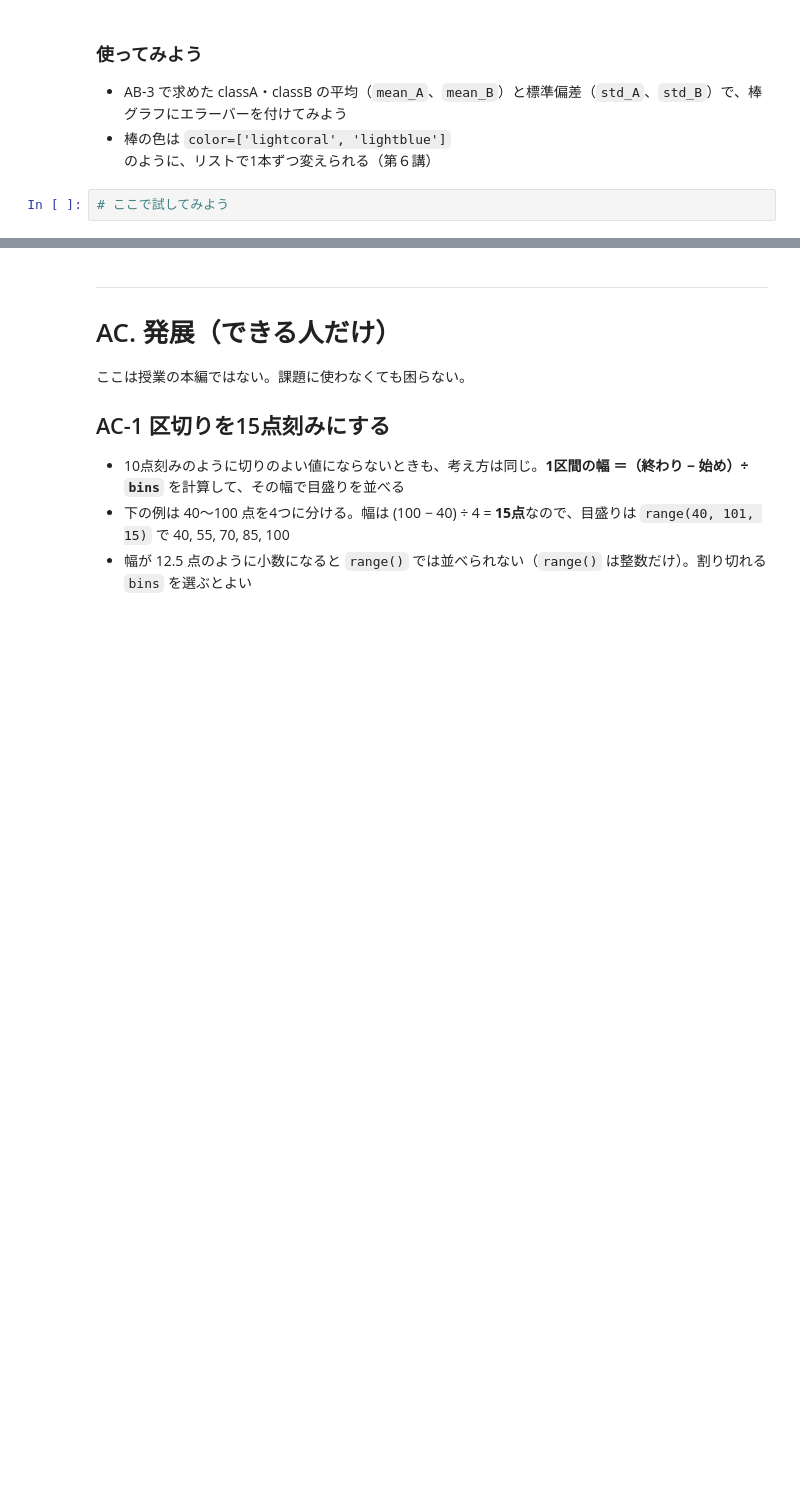
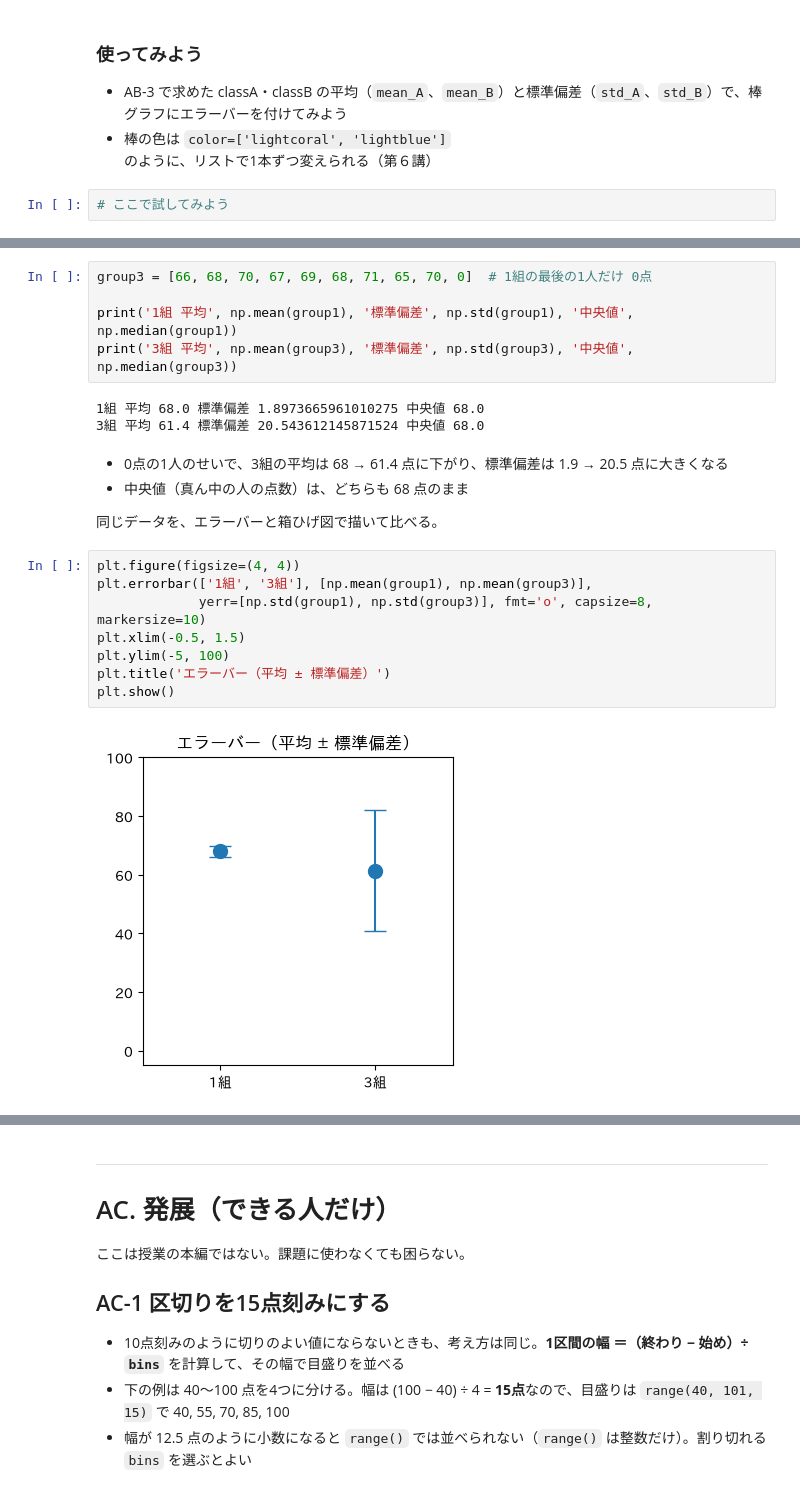
Before and after one commit to CreativeStudies-NGT/lectures, a Jupyter notebook: dsa/DSA2026_第９講_ヒストグラム_エラーバー.ipynb, the cells around one changed output, grey strips where cells are left out. Saved outputs shown, nothing was run; the diff lists cells and outputs as text; blank space fills up the shorter version.

Commit message:
Add errorbar vs boxplot comparison and errorbar reading notes to DSA2026 lecture 9 notebook
Co-Authored-By: Claude Opus 5.5 <noreply@anthropic.com>

```diff
--- a/dsa/DSA2026_第９講_ヒストグラム_エラーバー.ipynb
+++ b/dsa/DSA2026_第９講_ヒストグラム_エラーバー.ipynb
@@ -554,0 +569,23 @@ plt.show()
+# %%
+group3 = [66, 68, 70, 67, 69, 68, 71, 65, 70, 0]  # 1組の最後の1人だけ 0点
+
+print('1組 平均', np.mean(group1), '標準偏差', np.std(group1), '中央値', np.median(group1))
+print('3組 平均', np.mean(group3), '標準偏差', np.std(group3), '中央値', np.median(group3))
+# %% [output]
+1組 平均 68.0 標準偏差 1.8973665961010275 中央値 68.0
+3組 平均 61.4 標準偏差 20.543612145871524 中央値 68.0
+# %% [markdown]
+- 0点の1人のせいで、3組の平均は 68 → 61.4 点に下がり、標準偏差は 1.9 → 20.5 点に大きくなる
+- 中央値（真ん中の人の点数）は、どちらも 68 点のまま
+
+同じデータを、エラーバーと箱ひげ図で描いて比べる。
+# %%
+plt.figure(figsize=(4, 4))
+plt.errorbar(['1組', '3組'], [np.mean(group1), np.mean(group3)],
+             yerr=[np.std(group1), np.std(group3)], fmt='o', capsize=8, markersize=10)
+plt.xlim(-0.5, 1.5)
+plt.ylim(-5, 100)
+plt.title('エラーバー（平均 ± 標準偏差）')
+plt.show()
+# %% [output]
+[figure, added]
```
Also changed, not shown: parts of 9 cells of this notebook.
